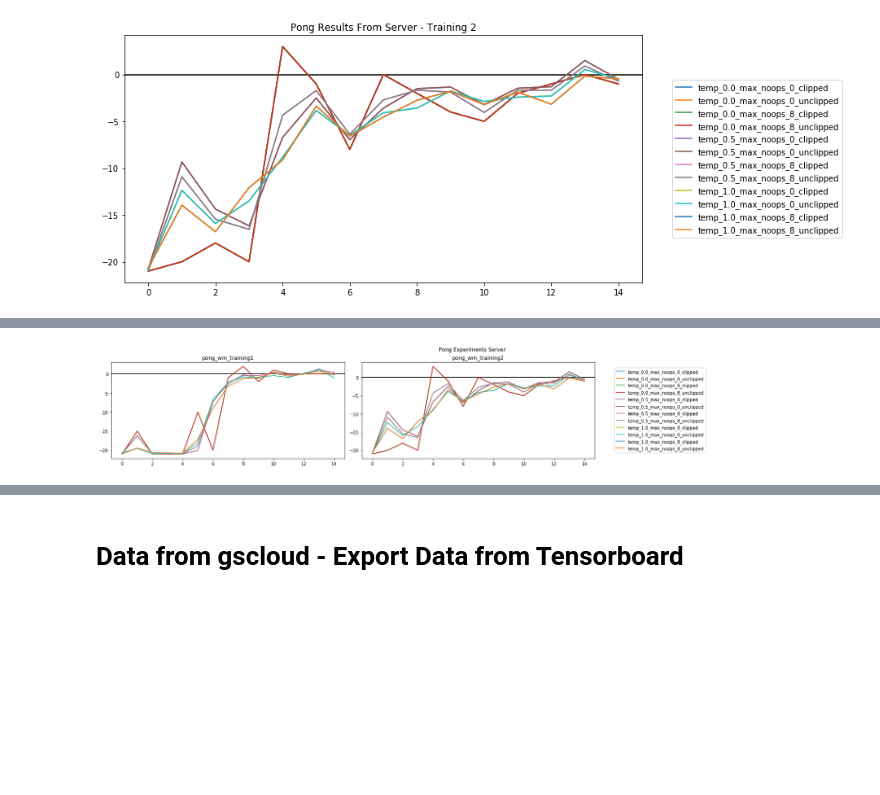
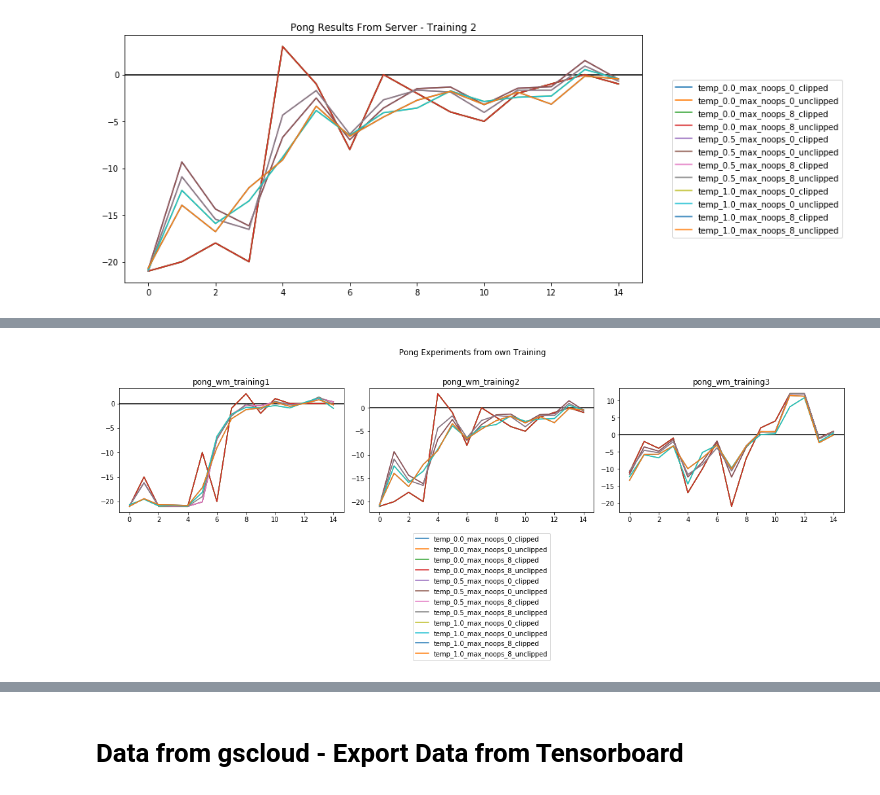
Before and after one commit to dakaun/worldmodel, a Jupyter notebook: tensor2tensor/tensor2tensor/rl/read_experiments/read_experiments.ipynb, the cells around one changed output, grey strips where cells are left out. Drawn from its saved outputs; the diff is of its cells as text; code cells hidden in the pictures; blank space fills up the shorter version.

```diff
--- a/tensor2tensor/tensor2tensor/rl/read_experiments/read_experiments.ipynb
+++ b/tensor2tensor/tensor2tensor/rl/read_experiments/read_experiments.ipynb
@@ -177,7 +177,7 @@ Index(['epoch_num', 'mean_reward/eval/sampling_temp_0.5_max_noops_0_unclipped',
        'mean_reward/train/clipped', 'experiment_id', 'filename', 'game'],
       dtype='object')
 # %%
-f, ax = plt.subplots(2,3,figsize = (24,8))
+f, ax = plt.subplots(2,3,figsize = (16,7))
 #title = f.suptitle('BIG TITLE')
 handles, labels = (0, 0)
 for i, axis in enumerate(ax.ravel()):
@@ -209,8 +209,9 @@ for i, axis in enumerate(ax.ravel()):
 
 #plt.legend(bbox_to_anchor=(1.05, 0.5), loc='center left')
 plt.tight_layout()
-f.suptitle('Main title')
+f.suptitle('Pong Experiments from released pretrained Models')
 #title.set_y(0.95)
 f.subplots_adjust(top=0.92)
 plt.show()
+f.savefig('pong_experiments_gcloud.png')
 # %% [output]
@@ -350,3 +351,6 @@ plt.subplots_adjust(top=0.92)
 plt.show()
 # %% [output]
 [figure]
+# %%
+resultspongserver3 = pd.read_csv('resultpongserver4.csv')
+resultspongserver3.head()
@@ -353,42 +364,44 @@ plt.show()
 # %%
-frames = [resultspongserver1, resultspongserver2]
+frames = [resultspongserver1, resultspongserver2, resultspongserver3]
 results_server = pd.concat(frames)
-results_server
 # %%
-f, ax = plt.subplots(1,3,figsize = (24,4))
+f, ax = plt.subplots(2,3,figsize = (16,7))
 #title = f.suptitle('BIG TITLE')
 handles, labels = (0, 0)
 for i, axis in enumerate(ax.ravel()):
     index = f'pong_wm_training{(i+1)}'
     pong_server = results_server[(results_server['game']== 'Pong') &
                            (results_server['training'] == index)][-15:]
 
-    if i!= 2:
+    if i not in [3,4,5]:
         axis.axhline(y=0, color='black')
         axis.plot(pong_server['Step'], pong_server['mean_reward/eval/sampling_temp_0.0_max_noops_0_clipped'], label='temp_0.0_max_noops_0_clipped')
         axis.plot(pong_server['Step'], pong_server['mean_reward/eval/sampling_temp_0.0_max_noops_0_unclipped'], label='temp_0.0_max_noops_0_unclipped')
         axis.plot(pong_server['Step'], pong_server['mean_reward/eval/sampling_temp_0.0_max_noops_8_clipped'], label='temp_0.0_max_noops_8_clipped')
         axis.plot(pong_server['Step'], pong_server['mean_reward/eval/sampling_temp_0.0_max_noops_8_unclipped'], label='temp_0.0_max_noops_8_unclipped')
         axis.plot(pong_server['Step'], pong_server['mean_reward/eval/sampling_temp_0.5_max_noops_0_clipped'], label='temp_0.5_max_noops_0_clipped')
         axis.plot(pong_server['Step'], pong_server['mean_reward/eval/sampling_temp_0.5_max_noops_0_unclipped'], label='temp_0.5_max_noops_0_unclipped')
         axis.plot(pong_server['Step'], pong_server['mean_reward/eval/sampling_temp_0.5_max_noops_8_clipped'], label='temp_0.5_max_noops_8_clipped')
         axis.plot(pong_server['Step'], pong_server['mean_reward/eval/sampling_temp_0.5_max_noops_8_unclipped'], label='temp_0.5_max_noops_8_unclipped')
         axis.plot(pong_server['Step'], pong_server['mean_reward/eval/sampling_temp_1.0_max_noops_0_clipped'], label='temp_1.0_max_noops_0_clipped')
         axis.plot(pong_server['Step'], pong_server['mean_reward/eval/sampling_temp_1.0_max_noops_0_unclipped'], label='temp_1.0_max_noops_0_unclipped')
         axis.plot(pong_server['Step'], pong_server['mean_reward/eval/sampling_temp_1.0_max_noops_8_clipped'], label='temp_1.0_max_noops_8_clipped')
         axis.plot(pong_server['Step'], pong_server['mean_reward/eval/sampling_temp_1.0_max_noops_8_unclipped'], label='temp_1.0_max_noops_8_unclipped')
         axis.set_title(index)
+    elif i==4:
+        axis.set_axis_off()
+        legend = axis.legend(handles, labels,loc='center')
     else:
         axis.set_axis_off()
-        legend = axis.legend(handles, labels,loc='center left')
-    if i==1:
+    if i==2:
         handles, labels = axis.get_legend_handles_labels()
 
 #plt.legend(bbox_to_anchor=(1.05, 0.5), loc='center left')
 plt.tight_layout()
-f.suptitle('Pong Experiments Server')
+f.suptitle('Pong Experiments from own Training')
 #title.set_y(0.95)
 f.subplots_adjust(top=0.86)
 plt.show()
+f.savefig('pong_experiments_server.png')
 # %% [output]
-[figure, old version]
+[figure, new version]
```
Also changed, not shown: parts of 4 cells of this notebook.
